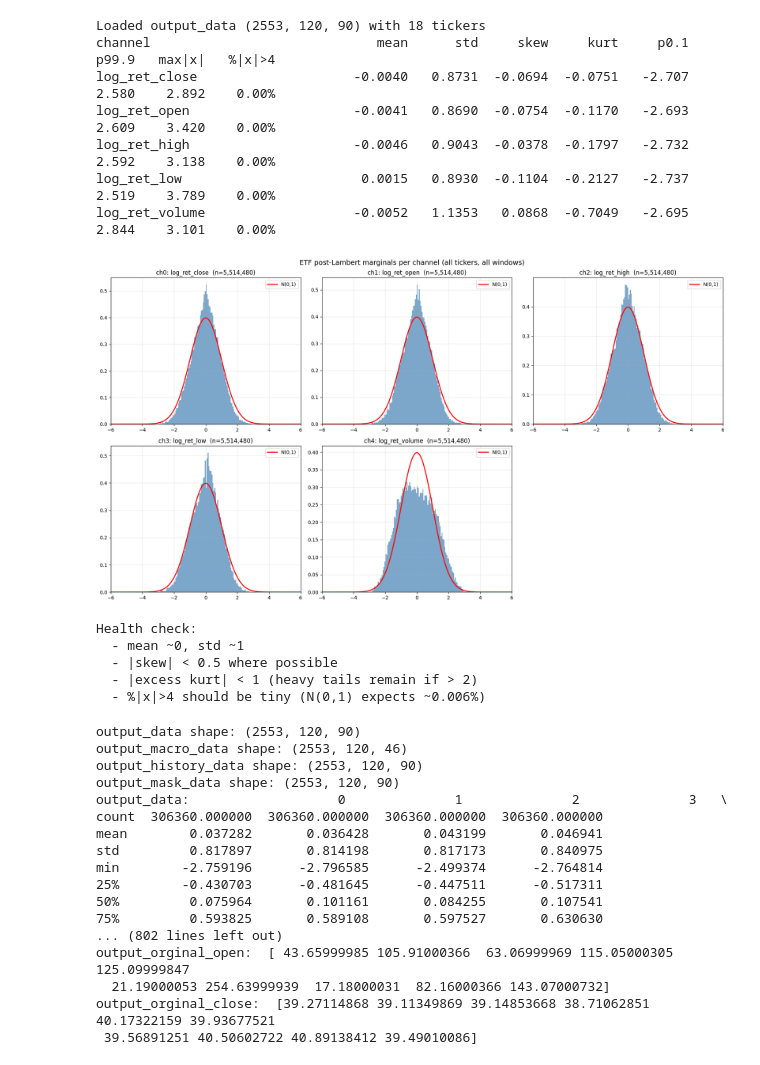
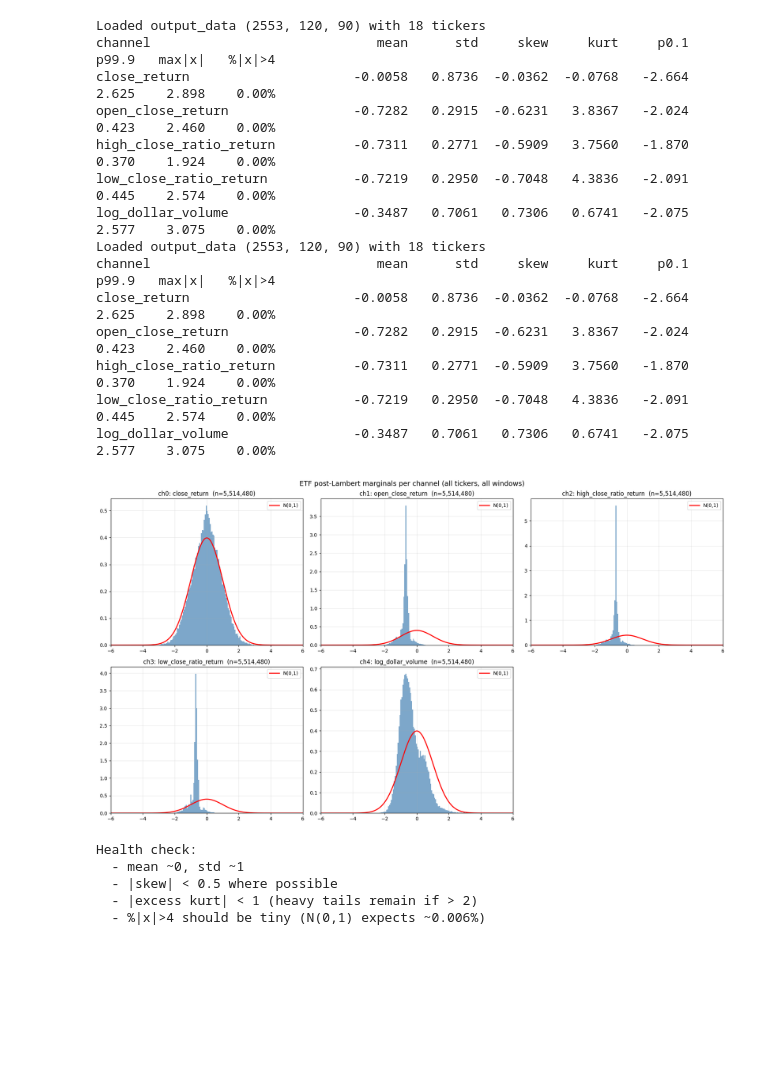
Before and after one commit to docdude/Bayesian-Robust-Financial-Trading-with-Adversarial-Synthetic-Market-Data, a Jupyter notebook: generator/WAVENET_LAMBERT_GAN/data/data_process_tuning_lambert_etf.ipynb, the cells around one changed output. Drawn from its saved outputs; the diff is of its cells as text; code cells hidden in the pictures; blank space fills up the shorter version.

```diff
--- a/generator/WAVENET_LAMBERT_GAN/data/data_process_tuning_lambert_etf.ipynb
+++ b/generator/WAVENET_LAMBERT_GAN/data/data_process_tuning_lambert_etf.ipynb
@@ -886,15 +891,24 @@ Processed Log Returns:
 # %%
 data_path = "../../../datasets/stock_data/merged_future_etfs_stock_data.csv"
 macro_data_path = "../../../datasets/macro_processed/macro_data_resampled.csv"
-output_path_folder = "../../../datasets/output_data_lambert_future_etfs/"
+output_path_folder = "../../../datasets/output_data_lambert_future_etfs_derived/"
 max_seq_len = 120
 
 # ETF Lambert GAN preprocessing.
 # Inputs are produced by data_preparation_etf.ipynb:
 #   - merged_future_etfs_stock_data.csv
 #   - macro_data_resampled.csv
-# Keep log_returns to stay in line with the current WaveNet training/inversion path.
-feature_method = "log_returns"  # "derived" or "log_returns"
+# Standardizing on derived features for the Lambert path.
+feature_method = "derived"  # "derived" or "log_returns"
+
+# Panel start edge:
+#   "all_real"  -> latest ticker inception (~2010-06-09 for the 18-ETF
+#                  panel); ZERO pre-inception cross-ticker imputation.
+#   "canonical" -> 2000-01-03 (matches GRT_GAN, imputes ~10y of history).
+# Use the all-real window: imputed pre-inception rows bias the global
+# per-ticker Lambert fit, and a clean ~10y real panel is more prudent
+# than 10y of synthetic data.
+start_date = "all_real"
 
 for required_path in [data_path, macro_data_path]:
     if not os.path.exists(required_path):
@@ -909,6 +923,7 @@ for required_path in [data_path, macro_data_path]:
     max_seq_len=max_seq_len,
     normalization_method="lambert",
     feature_method=feature_method,
+    start_date=start_date,
 )
 
 import numpy as np
@@ -1060,13 +972,19 @@ import numpy as np
 import matplotlib.pyplot as plt
 from scipy import stats
 
-preprossed_data_folder = "../../../datasets/output_data_lambert_future_etfs"
+preprossed_data_folder = "../../../datasets/output_data_lambert_future_etfs_derived"
 output_data = np.load(f"{preprossed_data_folder}/output_data.npy")
 ticker_list = list(np.load(f"{preprossed_data_folder}/ticker_list.npy"))
 
-CHANNEL_NAMES = ['log_ret_close', 'log_ret_open',
-                 'log_ret_high', 'log_ret_low',
-                 'log_ret_volume']
+
+if feature_method == 'log_returns':
+    CHANNEL_NAMES = ['log_ret_close', 'log_ret_open',
+                    'log_ret_high', 'log_ret_low',
+                    'log_ret_volume']
+else:
+    CHANNEL_NAMES = ['close_return', 'open_close_return',
+                    'high_close_ratio_return', 'low_close_ratio_return',
+                    'log_dollar_volume']
 n_tickers = len(ticker_list)
 print(f"Loaded output_data {output_data.shape} with {n_tickers} tickers")
 
@@ -1088,39 +1006,46 @@ for c in range(5):
     ax = axes[c]
     ax.hist(x, bins=200, density=True, alpha=0.7, color='steelblue',
             range=(-6, 6))
     xx = np.linspace(-6, 6, 400)
     ax.plot(xx, stats.norm.pdf(xx), 'r-', lw=2, label='N(0,1)')
     ax.set_title(f'ch{c}: {CHANNEL_NAMES[c]}  (n={len(x):,})')
     ax.set_xlim(-6, 6)
     ax.legend()
     ax.grid(alpha=0.3)
     print(f"{CHANNEL_NAMES[c]:<30s}  "
           f"{x.mean():>8.4f} {x.std():>8.4f} "
           f"{stats.skew(x):>8.4f} {stats.kurtosis(x):>8.4f} "
           f"{np.quantile(x, 0.001):>8.3f} {np.quantile(x, 0.999):>8.3f} "
           f"{np.abs(x).max():>8.3f} {(np.abs(x) > 4).mean() * 100:>7.2f}%")
 
 axes[5].axis('off')
 plt.suptitle('ETF post-Lambert marginals per channel (all tickers, all windows)',
              fontsize=14)
 plt.tight_layout()
 plt.savefig('./lambert_marginals_future_etfs.png', dpi=100, bbox_inches='tight')
 plt.show()
 
 print("\nHealth check:")
 print("  - mean ~0, std ~1")
 print("  - |skew| < 0.5 where possible")
 print("  - |excess kurt| < 1 (heavy tails remain if > 2)")
 print("  - %|x|>4 should be tiny (N(0,1) expects ~0.006%)")
 # %% [output]
 Loaded output_data (2553, 120, 90) with 18 tickers
 channel                             mean      std     skew     kurt     p0.1    p99.9   max|x|   %|x|>4
-log_ret_close                    -0.0040   0.8731  -0.0694  -0.0751   -2.707    2.580    2.892    0.00%
-log_ret_open                     -0.0041   0.8690  -0.0754  -0.1170   -2.693    2.609    3.420    0.00%
-log_ret_high                     -0.0046   0.9043  -0.0378  -0.1797   -2.732    2.592    3.138    0.00%
-log_ret_low                       0.0015   0.8930  -0.1104  -0.2127   -2.737    2.519    3.789    0.00%
-log_ret_volume                   -0.0052   1.1353   0.0868  -0.7049   -2.695    2.844    3.101    0.00%
+close_return                     -0.0058   0.8736  -0.0362  -0.0768   -2.664    2.625    2.898    0.00%
+open_close_return                -0.7282   0.2915  -0.6231   3.8367   -2.024    0.423    2.460    0.00%
+high_close_ratio_return          -0.7311   0.2771  -0.5909   3.7560   -1.870    0.370    1.924    0.00%
+low_close_ratio_return           -0.7219   0.2950  -0.7048   4.3836   -2.091    0.445    2.574    0.00%
+log_dollar_volume                -0.3487   0.7061   0.7306   0.6741   -2.075    2.577    3.075    0.00%
+Loaded output_data (2553, 120, 90) with 18 tickers
+channel                             mean      std     skew     kurt     p0.1    p99.9   max|x|   %|x|>4
+close_return                     -0.0058   0.8736  -0.0362  -0.0768   -2.664    2.625    2.898    0.00%
+open_close_return                -0.7282   0.2915  -0.6231   3.8367   -2.024    0.423    2.460    0.00%
+high_close_ratio_return          -0.7311   0.2771  -0.5909   3.7560   -1.870    0.370    1.924    0.00%
+low_close_ratio_return           -0.7219   0.2950  -0.7048   4.3836   -2.091    0.445    2.574    0.00%
+log_dollar_volume                -0.3487   0.7061   0.7306   0.6741   -2.075    2.577    3.075    0.00%
-[figure, old version]
+[figure, new version]
 Health check:
   - mean ~0, std ~1
   - |skew| < 0.5 where possible
@@ -1128,7 +1053,7 @@ Health check:
   - %|x|>4 should be tiny (N(0,1) expects ~0.006%)
 # %%
 import numpy as np
-preprossed_data_folder="../../../datasets/output_data_lambert_future_etfs"
+preprossed_data_folder="../../../datasets/output_data_lambert_future_etfs_derived"
 # instead of processing the data each time, read the prossesed data from npy file
 
 output_data = np.load(f"{preprossed_data_folder}/output_data.npy")
@@ -1170,24 +1095,6 @@ print("output_macro_data: ", output_macro_data_flat[:10])
 print("output_history_data: ", output_history_data_flat[:10])
 print("output_orginal_open: ", output_orginal_open_flat[:10])
 print("output_orginal_close: ", output_orginal_close_flat[:10])
-# %% [output]
-output_data shape: (2553, 120, 90)
-output_macro_data shape: (2553, 120, 46)
-output_history_data shape: (2553, 120, 90)
-output_mask_data shape: (2553, 120, 90)
-output_data:                   0              1              2              3   \
-count  306360.000000  306360.000000  306360.000000  306360.000000
-mean        0.037282       0.036428       0.043199       0.046941
-std         0.817897       0.814198       0.817173       0.840975
-min        -2.759196      -2.796585      -2.499374      -2.764814
-25%        -0.430703      -0.481645      -0.447511      -0.517311
-50%         0.075964       0.101161       0.084255       0.107541
-75%         0.593825       0.589108       0.597527       0.630630
-... (802 lines left out)
-output_orginal_open:  [ 43.65999985 105.91000366  63.06999969 115.05000305 125.09999847
-  21.19000053 254.63999939  17.18000031  82.16000366 143.07000732]
-output_orginal_close:  [39.27114868 39.11349869 39.14853668 38.71062851 40.17322159 39.93677521
- 39.56891251 40.50602722 40.89138412 39.49010086]
 # %%
 # Quick sanity check summary
 import os
```
Also changed, not shown: parts of 4 cells of this notebook, 25 other files.
